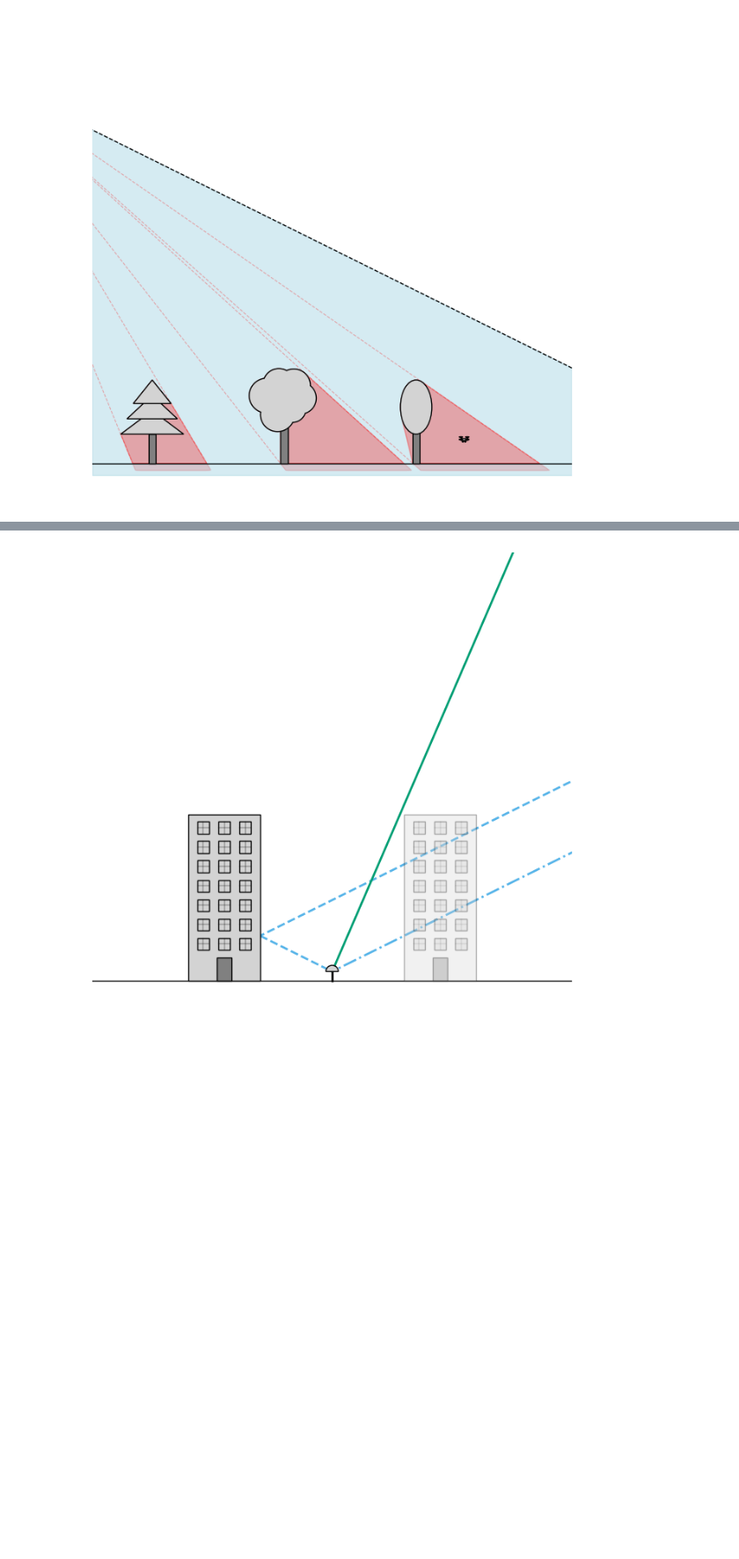
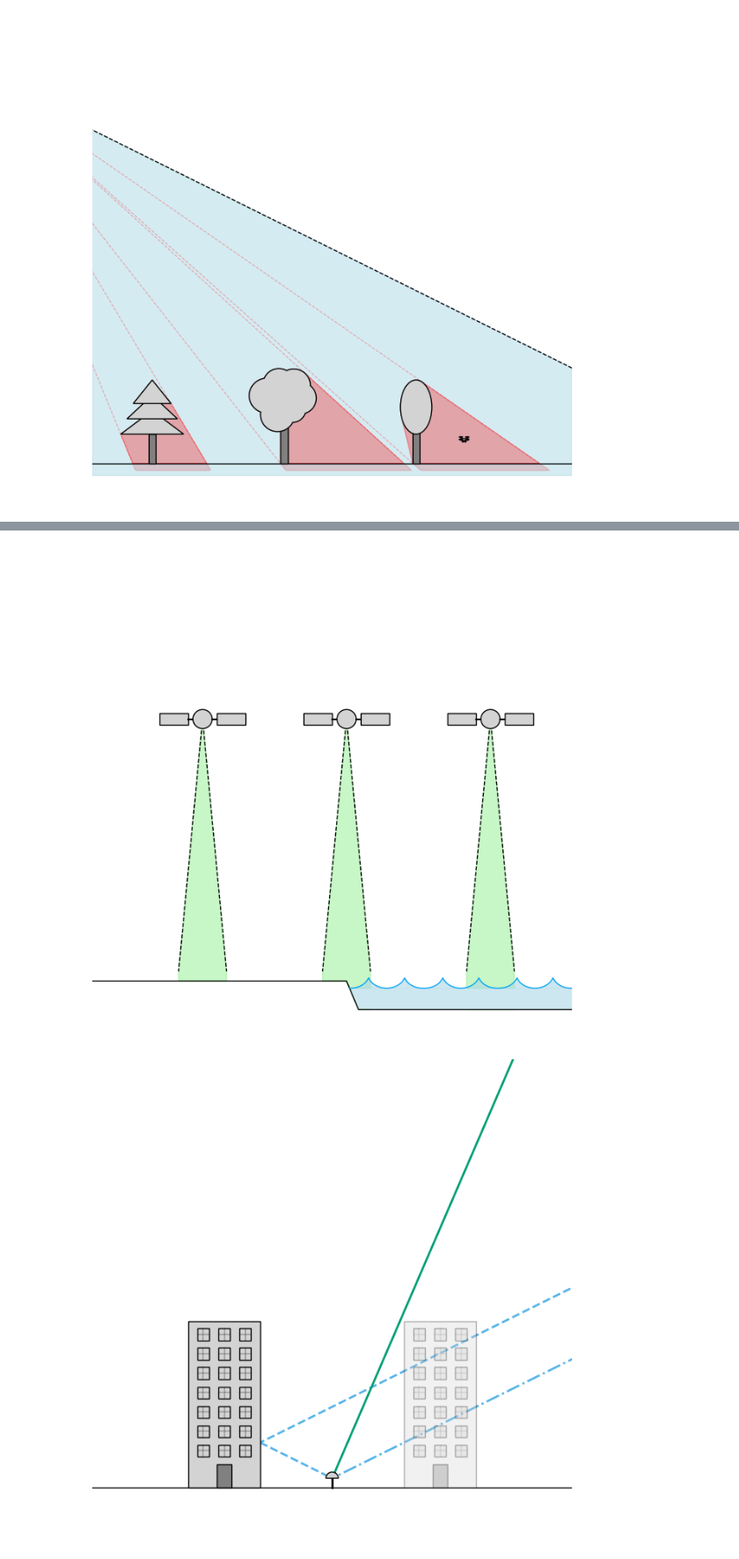
Before and after one commit to R0hero/gsi, a Jupyter notebook: example_scripts.ipynb, the cells around one changed output, grey strips where cells are left out. Shown at 88% size. Saved outputs shown, nothing was run; the diff lists cells and outputs as text; code cells hidden in the pictures; blank space fills up the shorter version.

```diff
--- a/example_scripts.ipynb
+++ b/example_scripts.ipynb
@@ -91,3 +132,31 @@ plt.tick_params(left = False, right = False, labelleft = False, labelbottom = Fa
+# %%
+satellite1 = Satellite(position=(33, 55), rotation=0)
+satellite2 = Satellite(position=(3, 55), rotation=0)
+satellite3 = Satellite(position=(-27, 55), rotation=0)
+ground = Ground(groundtype='Coast', coast_x=3, bank_slope=2.5)
+tree = Tree(position=(-10,0), height=10, treetype='Poplar')
+
+fixed_x_limits = (-50, 50)
+
+fig, ax = plt.subplots(figsize=(8,8))
+
+satellite1.plot(ax, scale=2)
+satellite2.plot(ax, scale=2)
+satellite3.plot(ax, scale=2)
+satellite1.draw_footprint(ax, ground, x_limits=(satellite1.position[0]-5, satellite1.position[0]+5), ground_offset=0, fill_color='lightgreen')
+satellite2.draw_footprint(ax, ground, x_limits=(satellite2.position[0]-5, satellite2.position[0]+5), ground_offset=0, fill_color='lightgreen')
+satellite3.draw_footprint(ax, ground, x_limits=(satellite3.position[0]-5, satellite3.position[0]+5), ground_offset=0, fill_color='lightgreen')
+
+ground.plot(ax, x_limits=fixed_x_limits, n_waves=3, wave_length=15, wave_height=4, wave_cycles=2, surface_color='#00a3f4')
+
+# static settings
+ax.set_xlim(fixed_x_limits)
+ax.set_ylim([-10, fixed_x_limits[1]-fixed_x_limits[0]-10])
+
+ax.axis('off')
+plt.tick_params(left = False, right = False, labelleft = False, labelbottom = False, bottom = False)
+# %% [output]
+[figure, added]
 # %%
 ground = Ground()
 
```
Also changed, not shown: parts of 12 cells of this notebook, 2 other files.
